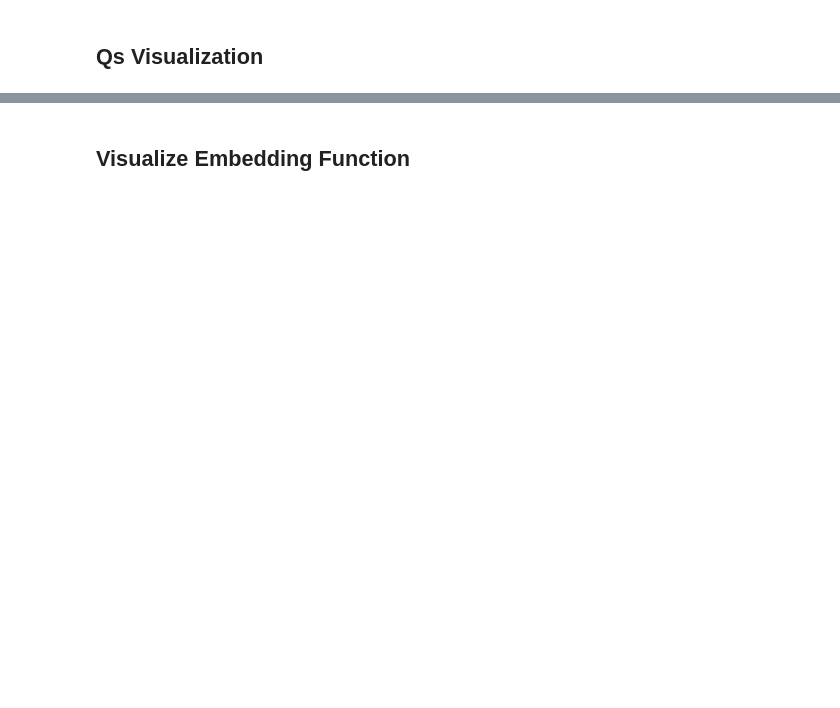
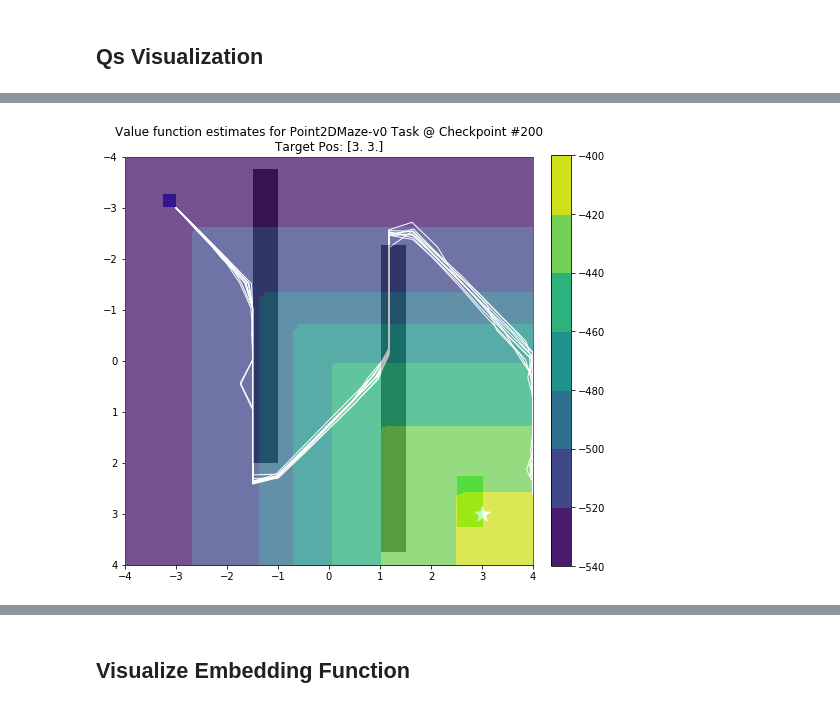
Before and after one commit to abhishekunique/RND-ashwin, a Jupyter notebook: notebooks/reward_learning/ddl.ipynb, the cells around one changed output, grey strips where cells are left out. Saved outputs shown, nothing was run; the diff lists cells and outputs as text; code cells hidden in the pictures; blank space fills up the shorter version.

```diff
--- a/notebooks/reward_learning/ddl.ipynb
+++ b/notebooks/reward_learning/ddl.ipynb
@@ -93,16 +162,7 @@ plt.show()
 ## Plot Evolution of Distance Function over Many Checkpoints
 # %%
 def plot_distance_to_goal(distance_fn, train_env, n_samples=50):
-    obs_space = train_env.observation_space['state_observation']
-    target_pos = train_env.unwrapped._get_obs()['state_desired_goal']
-
-    goal_vals = np.repeat(target_pos[None], n_samples * n_samples, axis=0)
-
-    xs = np.linspace(obs_space.low[0], obs_space.high[0], n_samples)
-    ys = np.linspace(obs_space.low[1], obs_space.high[1], n_samples)
-
-    xys = np.meshgrid(xs, ys)
-    grid_vals = np.array(xys).transpose(1, 2, 0).reshape((n_samples * n_samples, 2))
+    grid_vals, xys = get_grid_vals(train_env, n_samples)
     dists = distance_fn.predict([grid_vals, goal_vals])
 
 #     plt.figure(figsize=(8, 8))
@@ -178,3 +280,0 @@ imageio.mimsave('./test.gif', imgs, duration=1.0)
-# %%
-with open('/home/justinvyu/dev/vice/goal_classifier/pointmass_nowalls/bottom_middle/positives.pkl', 'rb') as f:
-    data = pickle.load(f)
@@ -247 +343,5 @@ grid_vals = np.array(xys).transpose(1, 2, 0).reshape((n_samples * n_samples, 2))
+# %%
+# Create a 50x50 grid of coordinates to evaluate
+n_samples = 50
+grid_vals, xys = get_grid_vals(env, n_samples)
 # %%
@@ -253,21 +354,28 @@ for pos in grid_vals:
              for Q in Qs])
     )
 # %%
+# Plot a contour map of value estimates
 plt.figure(figsize=(8, 8))
 from matplotlib.patches import Rectangle
+
+plt.imshow(train_env.render('rgb_array', width=32, height=32),
+               extent=(-4, 4, -4, 4), origin='lower', alpha=0.25, zorder=3)
 plt.gca().invert_yaxis()
-
 plt.contourf(xys[0], xys[1], np.array(value_estimates).reshape(xys[0].shape))
 plt.colorbar(fraction=0.046, pad=0.04)
 
 if task == 'BoxWall-v1':
     currentAxis = plt.gca()
     currentAxis.add_patch(Rectangle((-2, -2), 4, 4,
                           alpha=1, fill=None, linewidth=4))
 
+plot_trajectories(checkpoint, checkpoint_dir)
+
 plt.scatter(*target_pos, marker='*', s=250, color='white')
 plt.title(f'Value function estimates for {domain + task} Task @ Checkpoint #{checkpoint_to_analyze}\n'
           + f'Target Pos: {target_pos}')
 plt.show()
+# %% [output]
+[figure, added]
 # %%
 np.repeat(grid_vals[0], n_action_samples).reshape((n_action_samples, -1))
```
Also changed, not shown: parts of 31 cells of this notebook.
